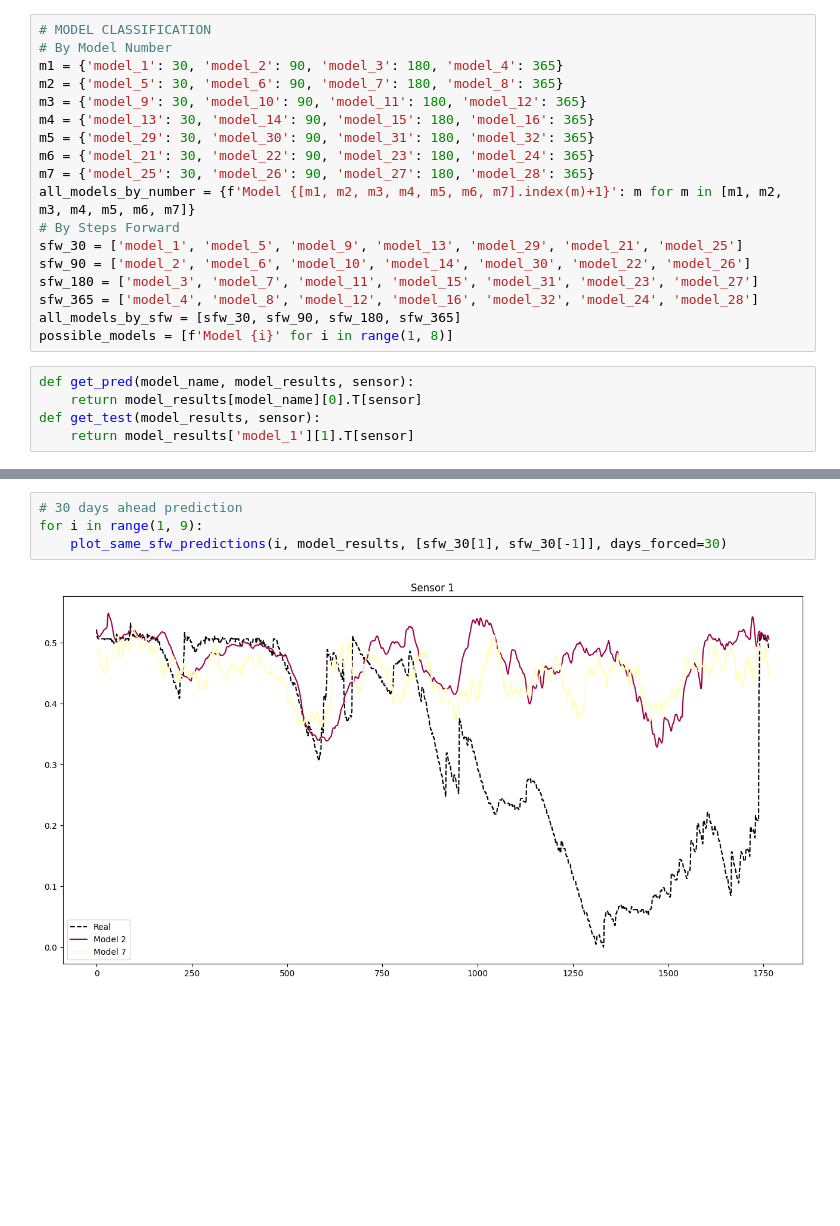
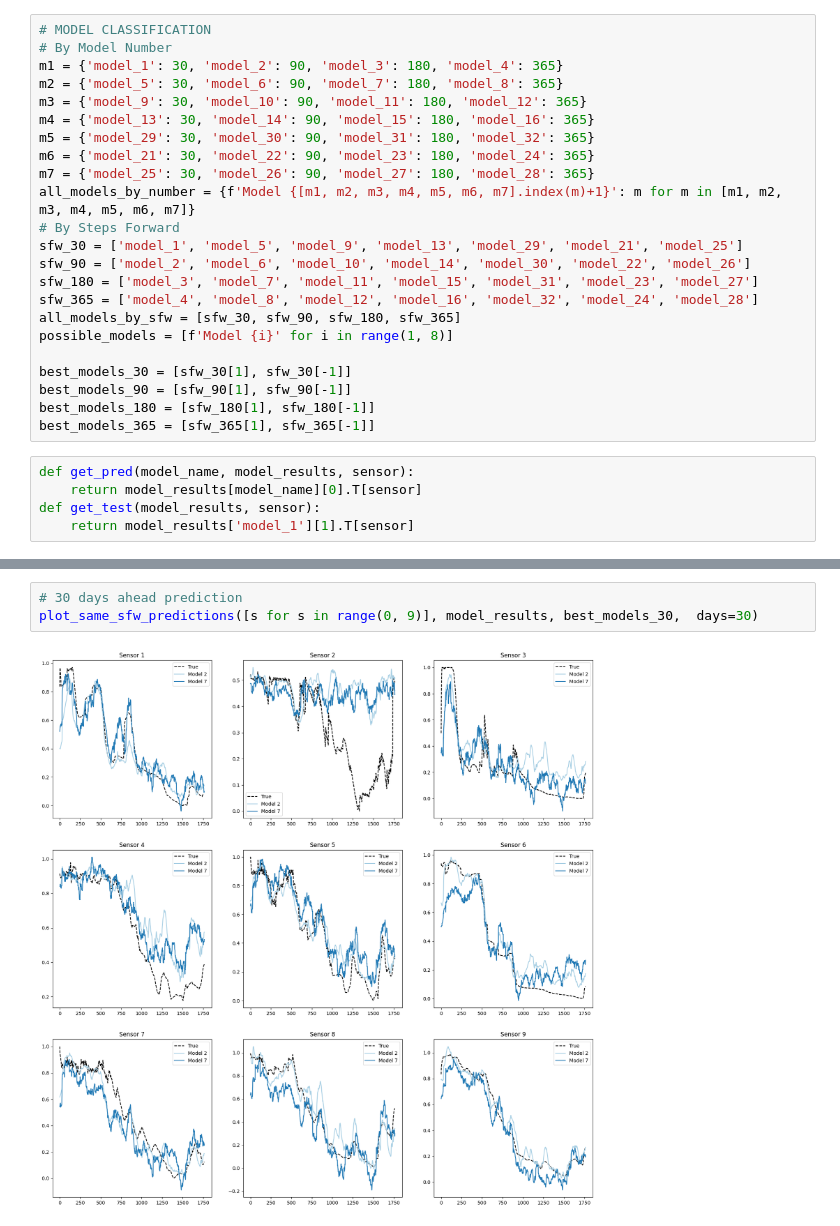
Before and after one commit to arnausanz/arnausanz.github.io, a Jupyter notebook: Results Analysis.ipynb, the cells around one changed output, grey strips where cells are left out. Cells and saved outputs as stored; diff of their text form; blank space fills up the shorter version.

Commit message:
result plots

```diff
--- a/Results Analysis.ipynb
+++ b/Results Analysis.ipynb
@@ -111,6 +111,11 @@ sfw_180 = ['model_3', 'model_7', 'model_11', 'model_15', 'model_31', 'model_23',
 sfw_365 = ['model_4', 'model_8', 'model_12', 'model_16', 'model_32', 'model_24', 'model_28']
 all_models_by_sfw = [sfw_30, sfw_90, sfw_180, sfw_365]
 possible_models = [f'Model {i}' for i in range(1, 8)]
+
+best_models_30 = [sfw_30[1], sfw_30[-1]]
+best_models_90 = [sfw_90[1], sfw_90[-1]]
+best_models_180 = [sfw_180[1], sfw_180[-1]]
+best_models_365 = [sfw_365[1], sfw_365[-1]]
 # %%
 def get_pred(model_name, model_results, sensor):
     return model_results[model_name][0].T[sensor]
@@ -156,7 +146,6 @@ def plot_same_sfw_predictions(sensor, model_results, models, days_forced=None):
     plt.show()
 # %%
 # 30 days ahead prediction
-for i in range(1, 9):
-    plot_same_sfw_predictions(i, model_results, [sfw_30[1], sfw_30[-1]], days_forced=30)
+plot_same_sfw_predictions([s for s in range(0, 9)], model_results, best_models_30,  days=30)
 # %% [output]
-[figure, old version]
+[figure, new version]
```
Also changed, not shown: parts of 11 cells of this notebook.
